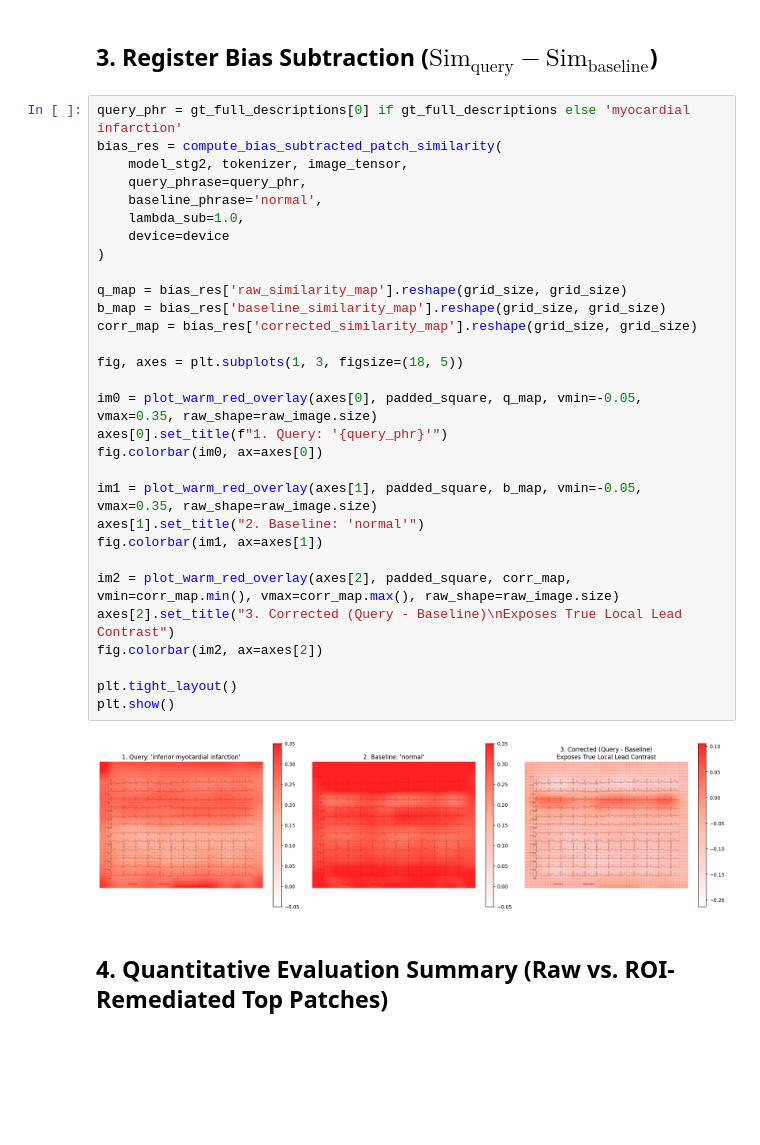
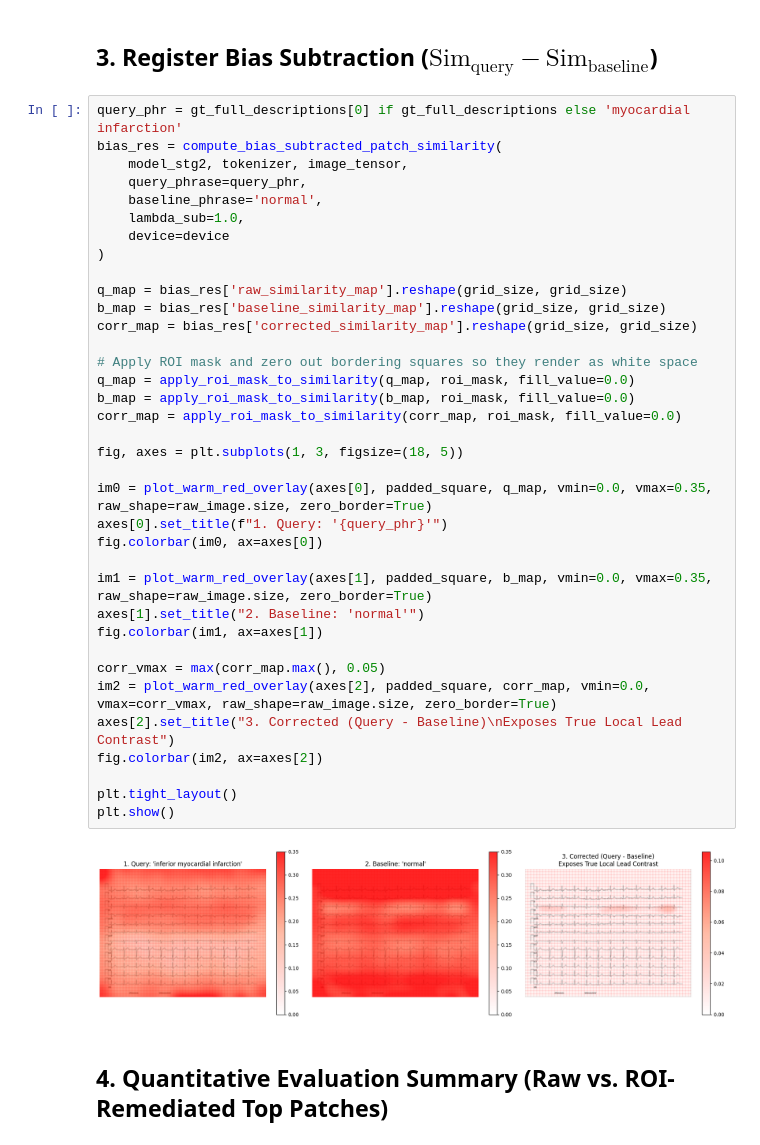
Before and after one commit to gretino/GEM-fork, a Jupyter notebook: filip/visualization/05_filip_ecg_lead_roi_remediation.ipynb, the cells around one changed output. Drawn from its saved outputs; the diff is of its cells as text; blank space fills up the shorter version.

```diff
--- a/filip/visualization/05_filip_ecg_lead_roi_remediation.ipynb
+++ b/filip/visualization/05_filip_ecg_lead_roi_remediation.ipynb
@@ -211,35 +212,41 @@ for phrase in phrases:
 # %%
 query_phr = gt_full_descriptions[0] if gt_full_descriptions else 'myocardial infarction'
 bias_res = compute_bias_subtracted_patch_similarity(
     model_stg2, tokenizer, image_tensor,
     query_phrase=query_phr,
     baseline_phrase='normal',
     lambda_sub=1.0,
     device=device
 )
 
 q_map = bias_res['raw_similarity_map'].reshape(grid_size, grid_size)
 b_map = bias_res['baseline_similarity_map'].reshape(grid_size, grid_size)
 corr_map = bias_res['corrected_similarity_map'].reshape(grid_size, grid_size)
 
+# Apply ROI mask and zero out bordering squares so they render as white space
+q_map = apply_roi_mask_to_similarity(q_map, roi_mask, fill_value=0.0)
+b_map = apply_roi_mask_to_similarity(b_map, roi_mask, fill_value=0.0)
+corr_map = apply_roi_mask_to_similarity(corr_map, roi_mask, fill_value=0.0)
+
 fig, axes = plt.subplots(1, 3, figsize=(18, 5))
 
-im0 = plot_warm_red_overlay(axes[0], padded_square, q_map, vmin=-0.05, vmax=0.35, raw_shape=raw_image.size)
+im0 = plot_warm_red_overlay(axes[0], padded_square, q_map, vmin=0.0, vmax=0.35, raw_shape=raw_image.size, zero_border=True)
 axes[0].set_title(f"1. Query: '{query_phr}'")
 fig.colorbar(im0, ax=axes[0])
 
-im1 = plot_warm_red_overlay(axes[1], padded_square, b_map, vmin=-0.05, vmax=0.35, raw_shape=raw_image.size)
+im1 = plot_warm_red_overlay(axes[1], padded_square, b_map, vmin=0.0, vmax=0.35, raw_shape=raw_image.size, zero_border=True)
 axes[1].set_title("2. Baseline: 'normal'")
 fig.colorbar(im1, ax=axes[1])
 
-im2 = plot_warm_red_overlay(axes[2], padded_square, corr_map, vmin=corr_map.min(), vmax=corr_map.max(), raw_shape=raw_image.size)
+corr_vmax = max(corr_map.max(), 0.05)
+im2 = plot_warm_red_overlay(axes[2], padded_square, corr_map, vmin=0.0, vmax=corr_vmax, raw_shape=raw_image.size, zero_border=True)
 axes[2].set_title("3. Corrected (Query - Baseline)\nExposes True Local Lead Contrast")
 fig.colorbar(im2, ax=axes[2])
 
 plt.tight_layout()
 plt.show()
 # %% [output]
-[figure, old version]
+[figure, new version]
 # %% [markdown]
 ## 4. Quantitative Evaluation Summary (Raw vs. ROI-Remediated Top Patches)
 # %%
```
Also changed, not shown: parts of 1 cell of this notebook, 14 other files.
